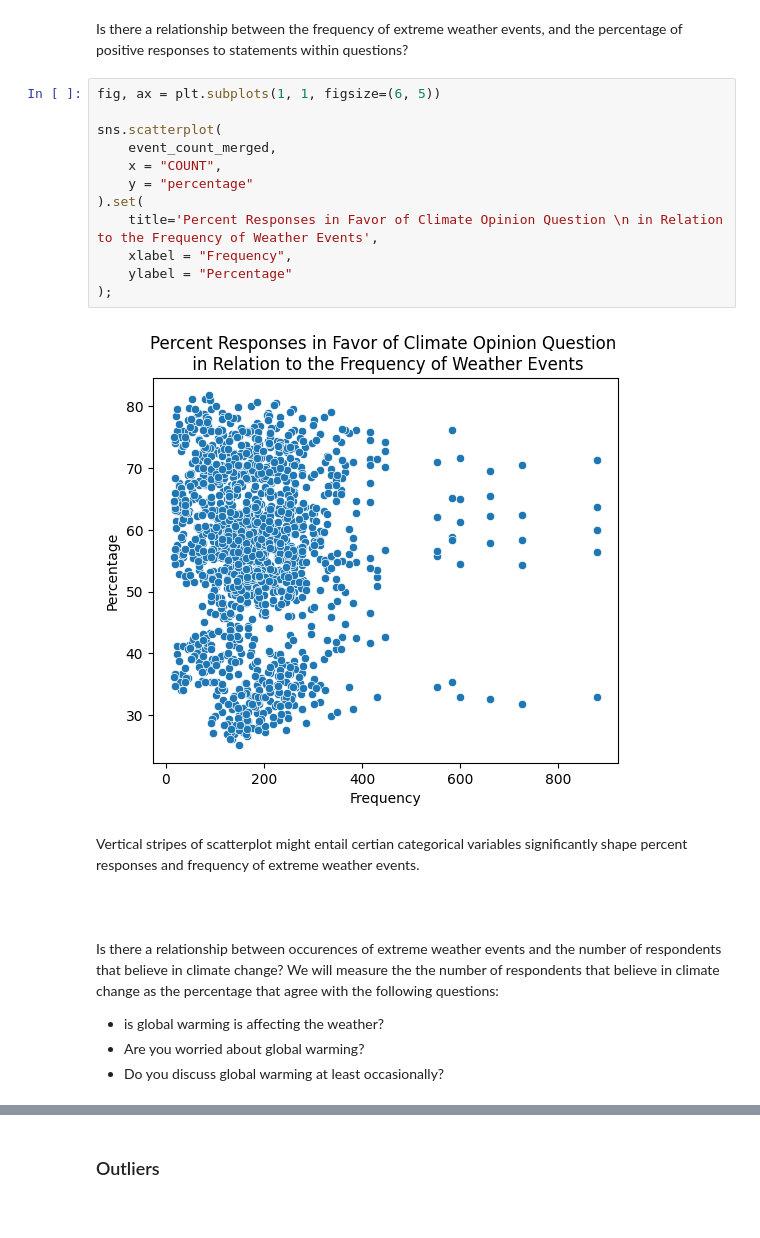
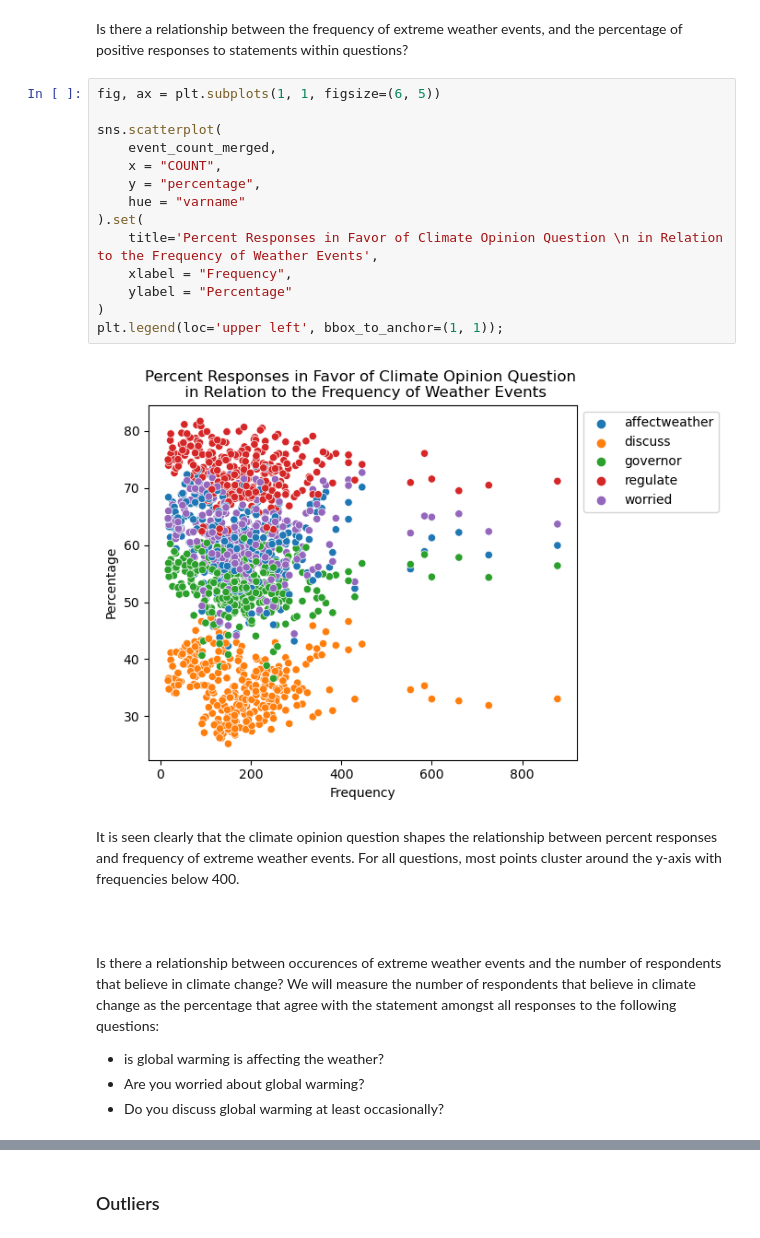
Before and after one commit to ncolebank12/math189-proj, a Jupyter notebook: project.ipynb, the cells around one changed output, grey strips where cells are left out. Cells and saved outputs as stored; diff of their text form.

```diff
--- a/project.ipynb
+++ b/project.ipynb
@@ -673,22 +651,24 @@ Is there a relationship between the frequency of extreme weather events, and the
 # %%
 fig, ax = plt.subplots(1, 1, figsize=(6, 5))
 
 sns.scatterplot(
     event_count_merged,
     x = "COUNT",
-    y = "percentage"
+    y = "percentage",
+    hue = "varname"
 ).set(
     title='Percent Responses in Favor of Climate Opinion Question \n in Relation to the Frequency of Weather Events',
     xlabel = "Frequency",
     ylabel = "Percentage"
-);
+)
+plt.legend(loc='upper left', bbox_to_anchor=(1, 1));
 # %% [output]
-[figure, old version]
+[figure, new version]
 # %% [markdown]
-Vertical stripes of scatterplot might entail certian categorical variables significantly shape percent responses and frequency of extreme weather events.
+It is seen clearly that the climate opinion question shapes the relationship between percent responses and frequency of extreme weather events. For all questions, most points cluster around the y-axis with frequencies below 400.
 <br><br><br><br>
 Is there a relationship between occurences of extreme weather events and the number of respondents that believe in climate change?
-We will measure the the number of respondents that believe in climate change as the percentage that agree with the following questions:
+We will measure the  number of respondents that believe in climate change as the percentage that agree with the statement amongst all responses to the following questions:
 -  is global warming is affecting the weather?
 - Are you worried about global warming?
 - Do you discuss global warming at least occasionally?
```
Also changed, not shown: parts of 34 cells of this notebook.
